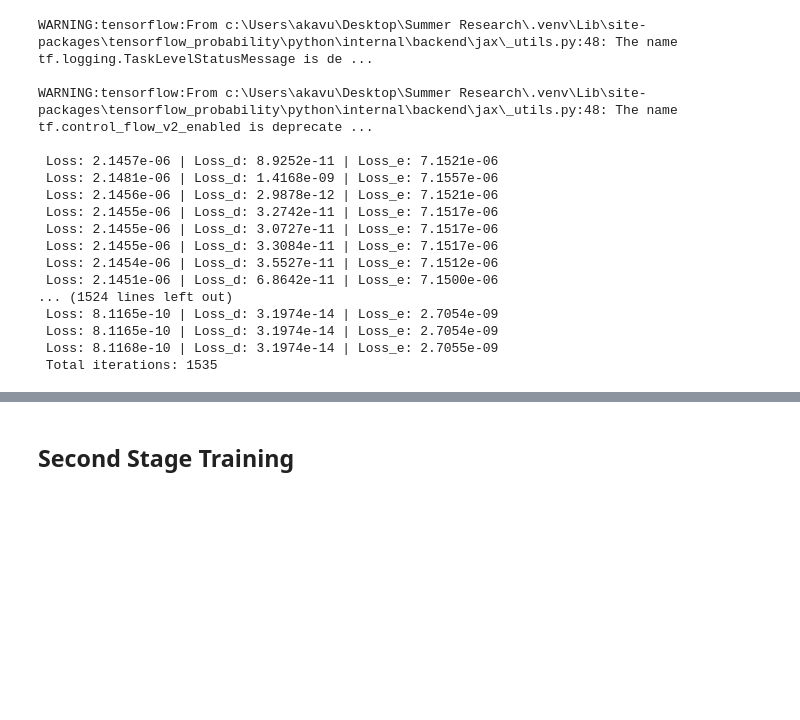
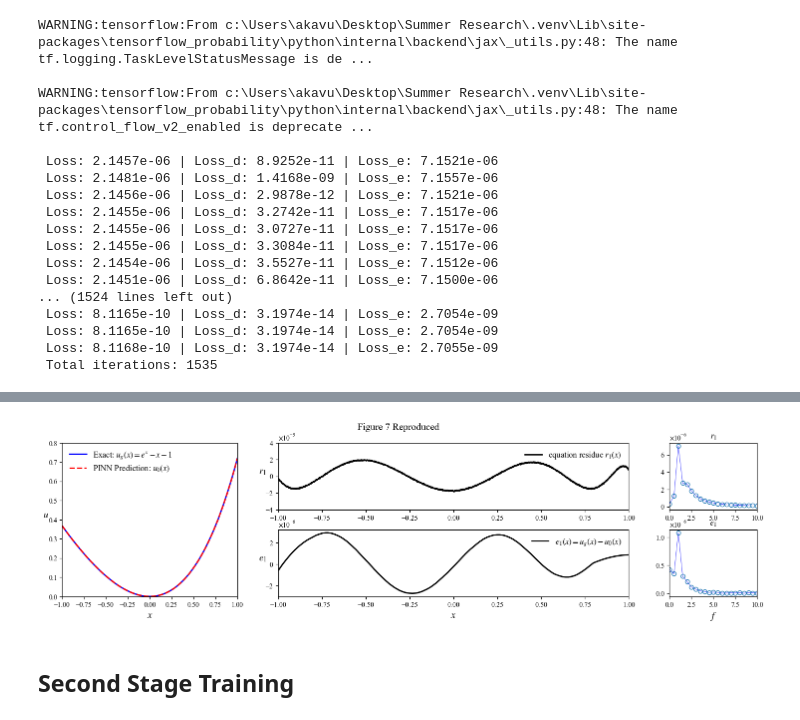
Before and after one commit to akavuturu/MultistageNN, a Jupyter notebook: PINN/MultiStagePINN.ipynb, the cells around one changed output, grey strips where cells are left out. Cells and saved outputs as stored; diff of their text form; code cells hidden in the pictures; blank space fills up the shorter version.

```diff
--- a/PINN/MultiStagePINN.ipynb
+++ b/PINN/MultiStagePINN.ipynb
@@ -139,19 +157,18 @@ def vectgrad(func, z):
 # %% [markdown]
 ## Target Function
 # %%
-# function is du/dx = u + x, u(0) = 0
 def func(u, x):
     return u + x
 
-# governing equation for above function
+# governing equation for ODE du/dx = u + x
 def gov_eqn(f_u, x):
     # calculate the output and its derivative with original coordinates
     u_x, u = vectgrad(f_u, x)
     # calculate the residue of the CCF equation
-    f = u_x - func(u, x)
+    f = u_x - (u + x)
     return f
 
-def gov_d3_eqn(f_u, z):
+def gov_d3_eqn(f_u, z, gov_eqn):
     # allocate the value to each variable
     fc_res = lambda z: gov_eqn(f_u, z)
     # calculate the residue of higher derivative of CCF equation
@@ -171,7 +190,7 @@ def fg(x):
 def ms_error(diff):
     return jnp.mean(jnp.square(diff), axis=0)
 
-def loss_create(predf_u, cond, lw, loss_ref):
+def loss_create(predf_u, cond, lw, loss_ref, gov_eqn, gov_d3_eqn):
     '''
     a function factory to create the loss function based on given info
     :param loss_ref: loss value at the initial of the training
@@ -195,7 +214,7 @@ def loss_create(predf_u, cond, lw, loss_ref):
         # calculate the residue of equation
         f = gov_eqn(f_u, z_col)
         # calculate the residue of first and second derivative
-        df, d2f = gov_d3_eqn(f_u, z_col)
+        df, d2f = gov_d3_eqn(f_u, z_col, gov_eqn)
 
         # calculate the mean squared root error of normalization cond.
         norm_err = ms_error(u_nm_p - u_nm)
@@ -390,7 +409,7 @@ data = dataf()
 
 pred_u = sol_pred_create(lmt, scl, act_s=0) # create the solution function
 
-NN_loss = loss_create(pred_u, cond, lw, loss_ref=1) # calculate the loss function
+NN_loss = loss_create(pred_u, cond, lw, loss_ref=1, gov_eqn=gov_eqn, gov_d3_eqn=gov_d3_eqn) # calculate the loss function
 loss0 = NN_loss(trained_params, data)[0]
 
 """First stage of training"""
@@ -410,9 +429,11 @@ x_star = jnp.sign(x_star0) * jnp.abs(x_star0) ** 1 * 1
 
 u1_p = f_u1(x_star)
 u1_xx, u1_x = vectgrad(fu1_x, x_star)
+u1_g = fg(x_star)
 
 f1_p = gov_eqn(f_u1, x_star) # residue of governing equation
-df1, d2f1 = gov_d3_eqn(f_u1, x_star) # residues of first and second derivatives
+df1, d2f1 = gov_d3_eqn(f_u1, x_star, gov_eqn) # residues of first and second derivatives
+e1 = u1_g - u1_p
 
 # generate the last loss
 loss_all = (loss1+loss2)
@@ -454,3 +508,49 @@ WARNING:tensorflow:From c:\Users\akavu\Desktop\Summer Research\.venv\Lib\site-pa
+# %%
+fig = plt.figure(figsize=(18, 4))
+fig.suptitle('Figure 7 Reproduced')
+fig.subplots_adjust(hspace=0.3)
+gs = gridspec.GridSpec(2, 3, width_ratios=[2, 4, 1])
+ax = plt.subplot(gs[:, 0])
+ax.plot(x_star, u1_p, 'b-', linewidth=2, label=r'Exact: $u_g(x) = e^x - x - 1$')
+ax.plot(x_star, u1_g, 'r--', linewidth=2, label=r'PINN Prediction: $u_0(x)$')
+ax.set_xlim([-1, 1])
+ax.set_ylim([0, 0.8])
+ax.legend(loc='upper left', frameon=False)
+ax.set_xlabel('$x$')
+ax.set_ylabel('$u$', rotation=0)
+
+ax = plt.subplot(gs[0, 1])
+ax.plot(x_star, f1_p, color='black', linewidth=2, label='equation residue $r_1(x)$')
+ax.set_xlim([-1, 1])
+ax.set_ylim([-4e-5, 4e-5])
+ax.legend(loc='upper right', frameon=False)
+ax.ticklabel_format(style='sci', useMathText=True, scilimits=(0, 0))
+ax.set_ylabel("$r_1$", rotation=0)
+
+ax = plt.subplot(gs[1, 1])
+ax.plot(x_star, e1_filtered, color='black', linewidth=2, label='$e_1(x) = u_g(x) - u_0(x)$')
+ax.set_xlim([-1, 1])
+ax.legend(frameon=False)
+ax.ticklabel_format(style='sci', useMathText=True, scilimits=(0, 0))
+ax.set_xlabel('$x$')
+ax.set_ylabel("$e_1$", rotation=0)
+
+ax = plt.subplot(gs[0, 2])
+ax.set_title('$r_1$')
+ax.plot(xf1, np.abs(yf1[N//2:]) / N, 'b', linewidth=0.5)
+ax.plot(xf1, np.abs(yf1[N//2:]) / N, 'o', mfc='none')
+ax.set_xlim([0, 10])
+ax.ticklabel_format(axis='y', style='sci', useMathText=True, scilimits=(0, 0))
+
+ax = plt.subplot(gs[1, 2])
+ax.set_title("$e_1$")
+ax.plot(xf2, np.abs(yf2[N//2:]) / N, 'b', linewidth=0.5)
+ax.plot(xf2, np.abs(yf2[N//2:]) / N, 'o', mfc='none')
+ax.set_xlim([0, 10])
+ax.set_xlabel("$f$")
+ax.ticklabel_format(axis='y', style='sci', useMathText=True, scilimits=(0, 0))
+# %% [output]
+[figure, added]
 # %% [markdown]
 ## Second Stage Training
 # %%
```
Also changed, not shown: parts of 8 cells of this notebook, 1 other file.
